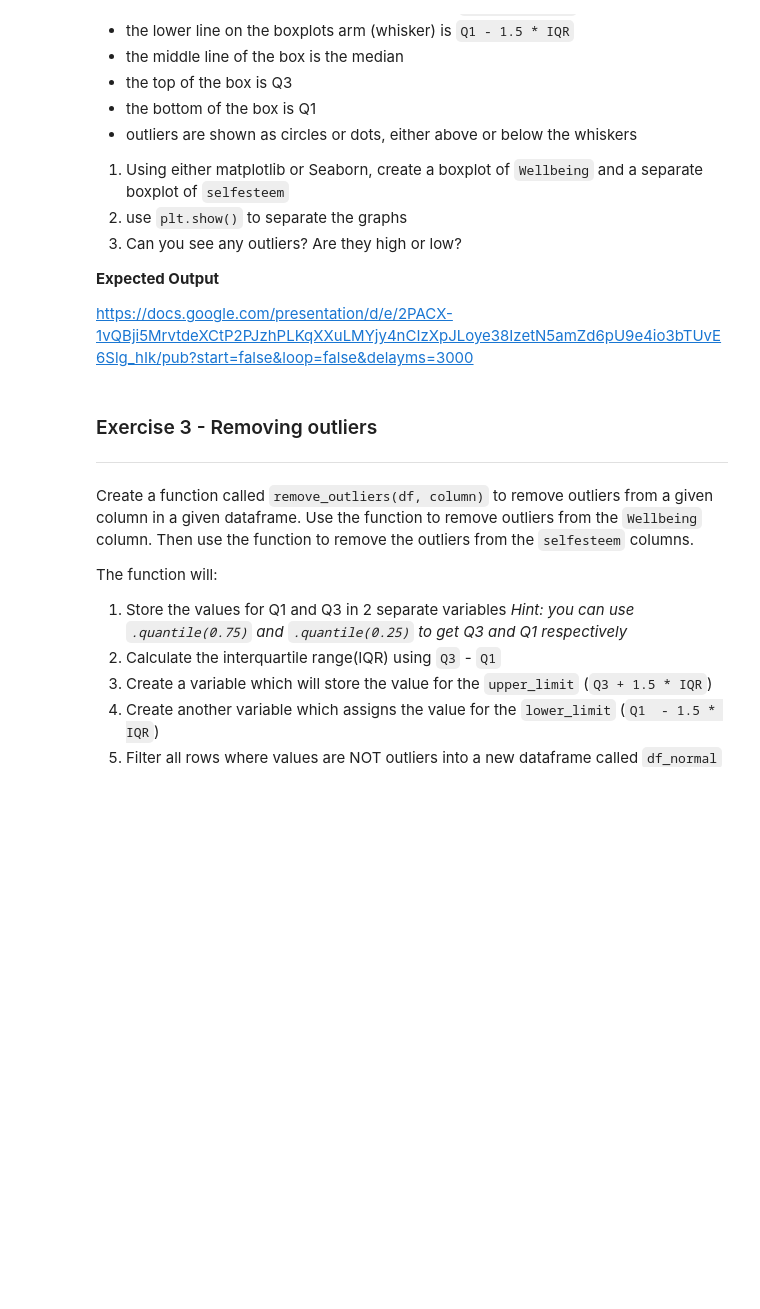
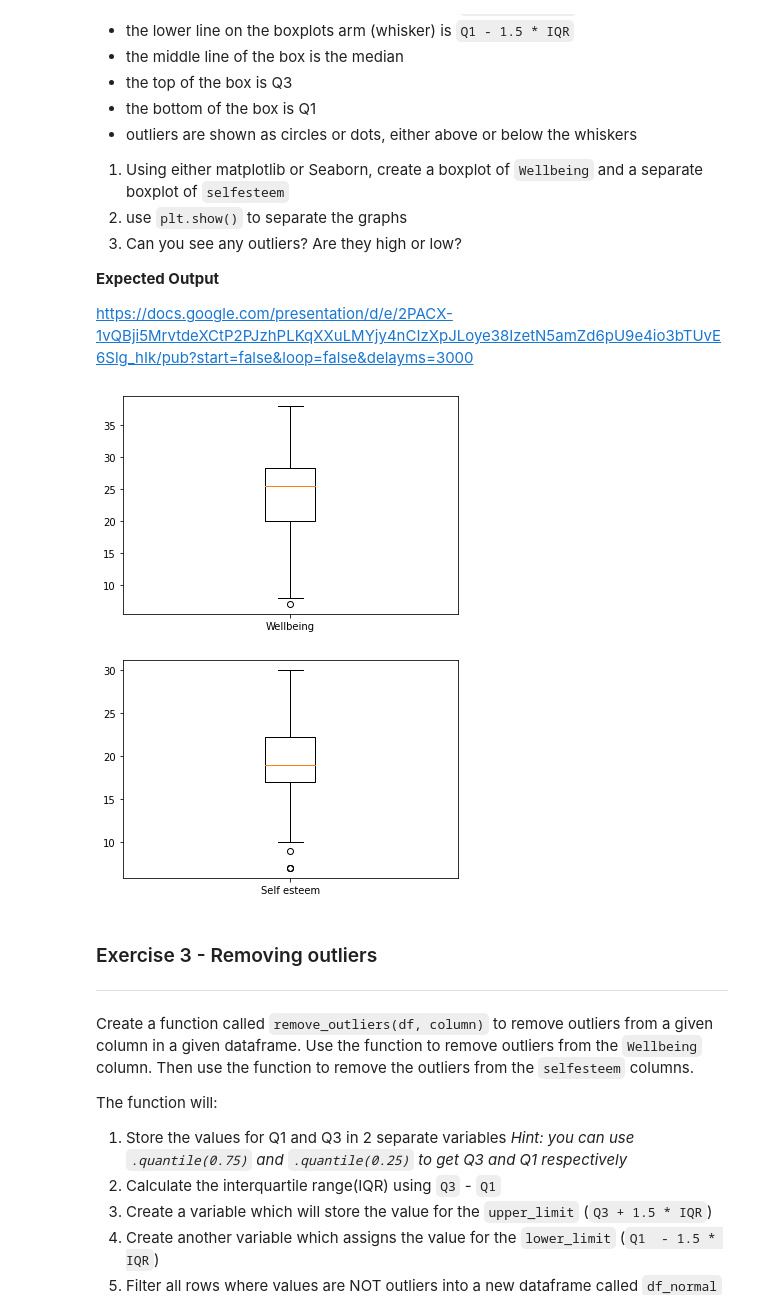
Before and after one commit to Natan9939/PythonCourse, a Jupyter notebook: 8_2_Correlation_exercises.ipynb, the cells around one changed output. Cells and saved outputs as stored; diff of their text form; code cells hidden in the pictures; blank space fills up the shorter version.

```diff
--- a/8_2_Correlation_exercises.ipynb
+++ b/8_2_Correlation_exercises.ipynb
@@ -40,6 +40,8 @@ import pandas as pd
 url = "https://github.com/lilaceri/Working-with-data-/blob/b157a2feceb7709cf82426932385706d65446270/Data%20Sets%20for%20code%20divisio/Positive_Psychology_2017.csv?raw=true"
 df = pd.read_csv(url)
 
+
+df.drop(columns=["firstlanguage"], inplace=True)
 df.info()
 # %% [output]
 <class 'pandas.core.frame.DataFrame'>
@@ -87,6 +92,23 @@ We can check for outliers using a Box plot, in which:
 **Expected Output**
 
 https://docs.google.com/presentation/d/e/2PACX-1vQBji5MrvtdeXCtP2PJzhPLKqXXuLMYjy4nCIzXpJLoye38IzetN5amZd6pU9e4io3bTUvE6Slg_hIk/pub?start=false&loop=false&delayms=3000
+# %%
+import matplotlib.pyplot as plt
+import seaborn as sns
+
+
+wellbeing = df["Wellbeing"]
+label = ["Wellbeing"]
+plt.boxplot(wellbeing, labels=label)
+plt.show()
+
+selfesteem = df["selfesteem"]
+label = ["Self esteem"]
+plt.boxplot(selfesteem, labels=label)
+plt.show()
+# %% [output]
+[figure, added]
+[figure, added]
 # %% [markdown]
 ### Exercise 3 - Removing outliers
 ---
```
Also changed, not shown: parts of 5 cells of this notebook.
